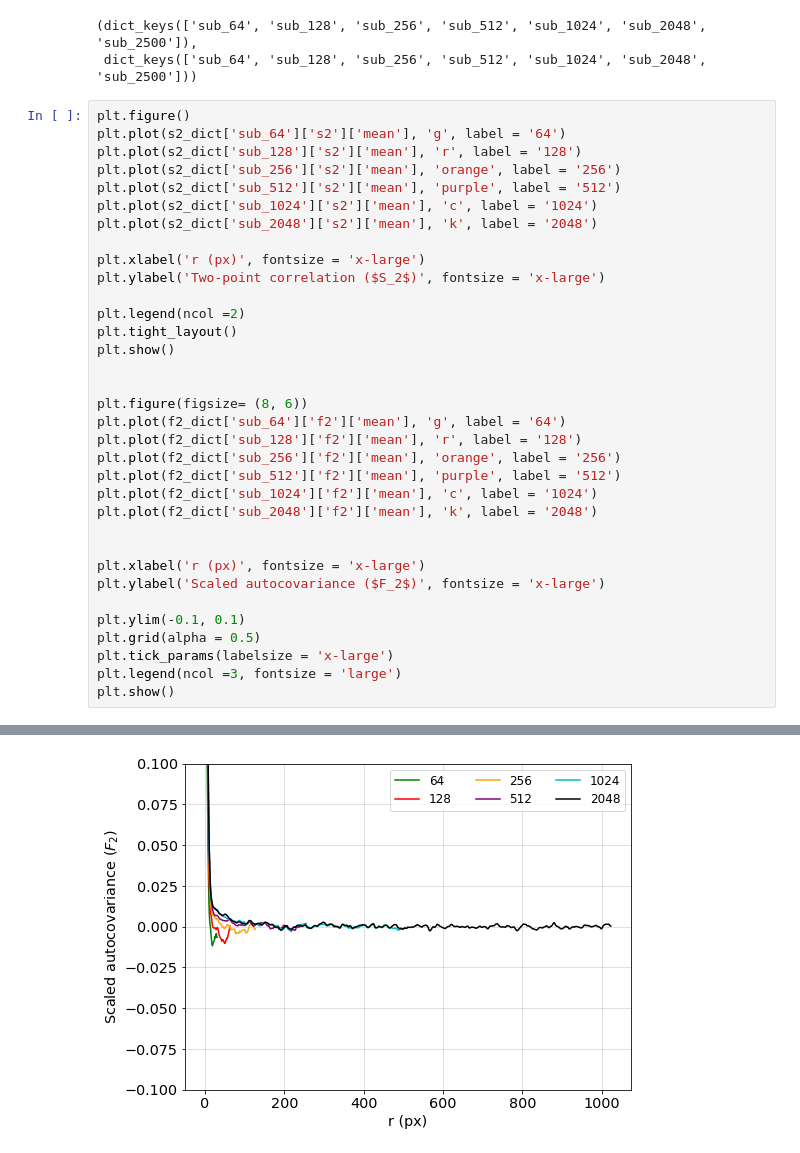
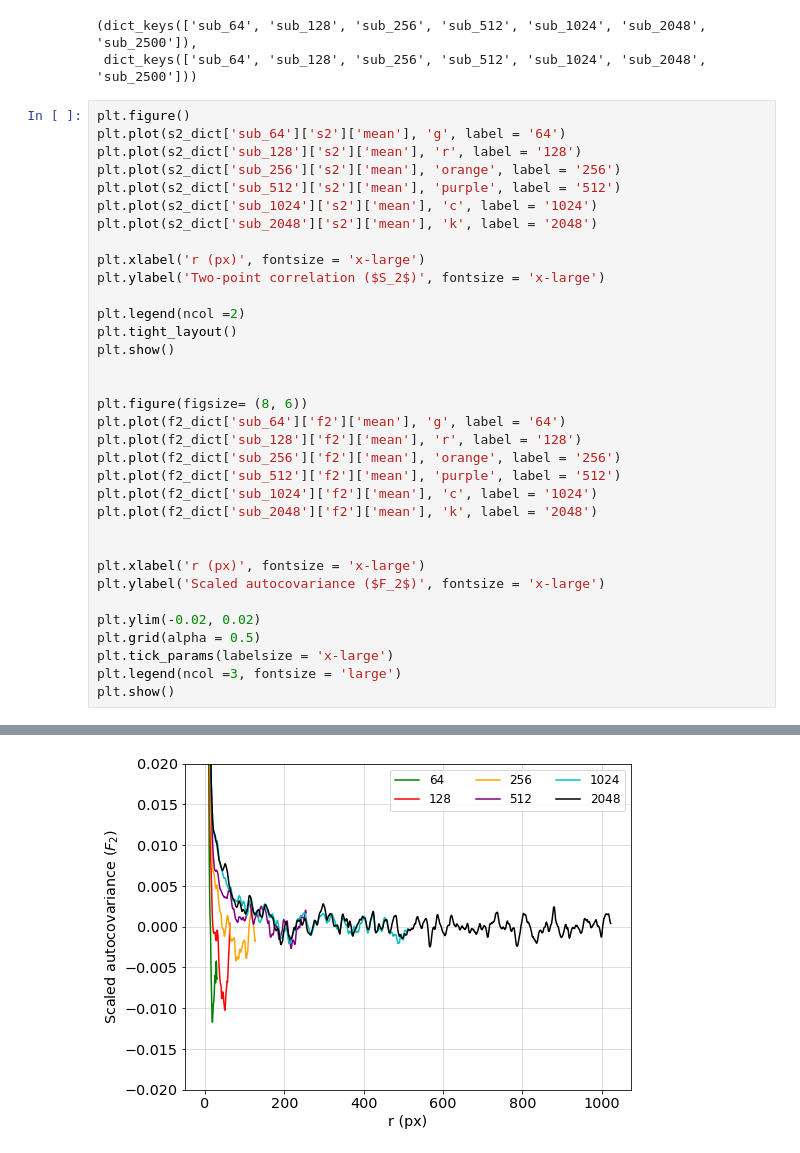
Before and after one commit to hamediut/True2Dto3Drecon, a Jupyter notebook: Notebooks/REV_example.ipynb, the cells around one changed output, grey strips where cells are left out. Cells and saved outputs as stored; diff of their text form.

```diff
--- a/Notebooks/REV_example.ipynb
+++ b/Notebooks/REV_example.ipynb
@@ -73,32 +74,32 @@ plt.plot(s2_dict['sub_256']['s2']['mean'], 'orange', label = '256')
 plt.plot(s2_dict['sub_512']['s2']['mean'], 'purple', label = '512')
 plt.plot(s2_dict['sub_1024']['s2']['mean'], 'c', label = '1024')
 plt.plot(s2_dict['sub_2048']['s2']['mean'], 'k', label = '2048')
 
 plt.xlabel('r (px)', fontsize = 'x-large')
 plt.ylabel('Two-point correlation ($S_2$)', fontsize = 'x-large')
 
 plt.legend(ncol =2)
 plt.tight_layout()
 plt.show()
 
 
 plt.figure(figsize= (8, 6))
 plt.plot(f2_dict['sub_64']['f2']['mean'], 'g', label = '64')
 plt.plot(f2_dict['sub_128']['f2']['mean'], 'r', label = '128')
 plt.plot(f2_dict['sub_256']['f2']['mean'], 'orange', label = '256')
 plt.plot(f2_dict['sub_512']['f2']['mean'], 'purple', label = '512')
 plt.plot(f2_dict['sub_1024']['f2']['mean'], 'c', label = '1024')
 plt.plot(f2_dict['sub_2048']['f2']['mean'], 'k', label = '2048')
 
 
 plt.xlabel('r (px)', fontsize = 'x-large')
 plt.ylabel('Scaled autocovariance ($F_2$)', fontsize = 'x-large')
 
-plt.ylim(-0.1, 0.1)
+plt.ylim(-0.02, 0.02)
 plt.grid(alpha = 0.5)
 plt.tick_params(labelsize = 'x-large')
 plt.legend(ncol =3, fontsize = 'large')
 plt.show()
 # %% [output]
 [figure]
-[figure, old version]
+[figure, new version]
```
Also changed, not shown: parts of 3 cells of this notebook, 1 other file.
